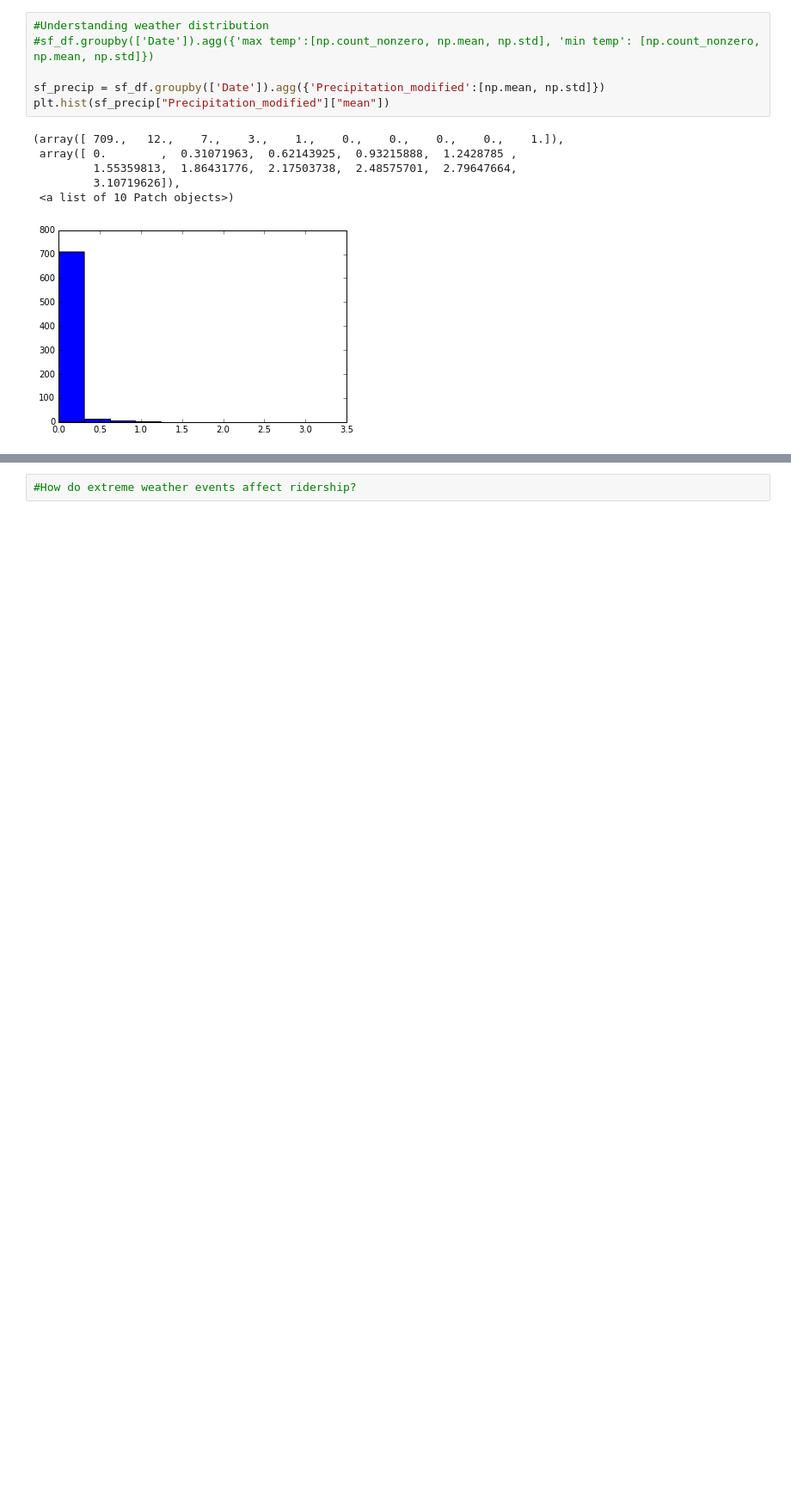
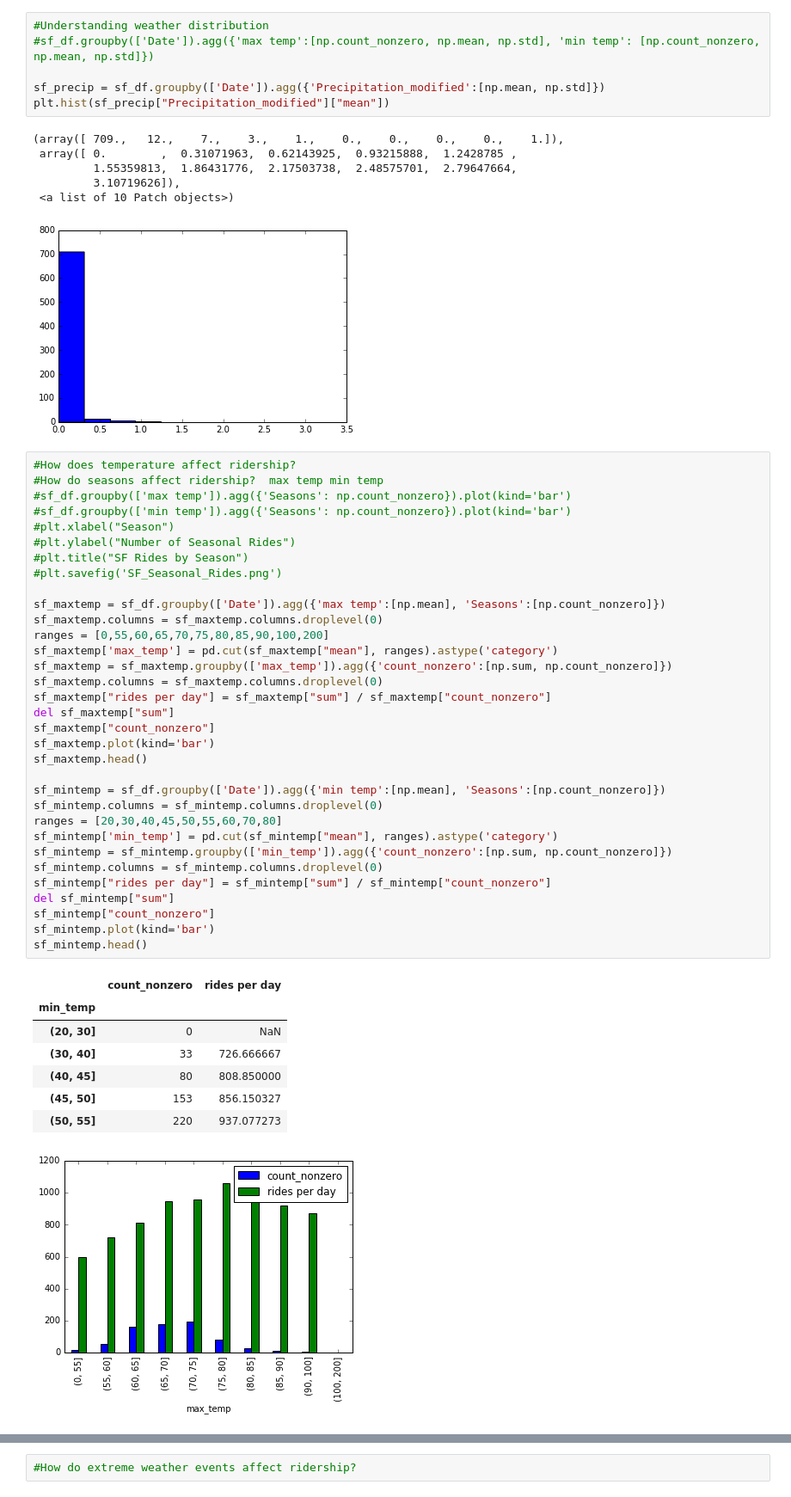
Before and after one commit to yannie30/MIDSPythonBridgeProject2-BikeShareData, a Jupyter notebook: Output Files/Data Analysis_SF.ipynb, the cells around one changed output, grey strips where cells are left out. Shown at 86% size. Drawn from its saved outputs; the diff is of its cells as text; blank space fills up the shorter version.

```diff
--- a/Output Files/Data Analysis_SF.ipynb
+++ b/Output Files/Data Analysis_SF.ipynb
@@ -88,3 +88,45 @@ plt.hist(sf_precip["Precipitation_modified"]["mean"])
          3.10719626]),
  <a list of 10 Patch objects>)
 [figure]
+# %%
+#How does temperature affect ridership?
+#How do seasons affect ridership?  max temp	min temp
+#sf_df.groupby(['max temp']).agg({'Seasons': np.count_nonzero}).plot(kind='bar')
+#sf_df.groupby(['min temp']).agg({'Seasons': np.count_nonzero}).plot(kind='bar')
+#plt.xlabel("Season")
+#plt.ylabel("Number of Seasonal Rides")
+#plt.title("SF Rides by Season")
+#plt.savefig('SF_Seasonal_Rides.png')
+
+sf_maxtemp = sf_df.groupby(['Date']).agg({'max temp':[np.mean], 'Seasons':[np.count_nonzero]})
+sf_maxtemp.columns = sf_maxtemp.columns.droplevel(0)
+ranges = [0,55,60,65,70,75,80,85,90,100,200]
+sf_maxtemp['max_temp'] = pd.cut(sf_maxtemp["mean"], ranges).astype('category')
+sf_maxtemp = sf_maxtemp.groupby(['max_temp']).agg({'count_nonzero':[np.sum, np.count_nonzero]})
+sf_maxtemp.columns = sf_maxtemp.columns.droplevel(0)
+sf_maxtemp["rides per day"] = sf_maxtemp["sum"] / sf_maxtemp["count_nonzero"]
+del sf_maxtemp["sum"]
+sf_maxtemp["count_nonzero"]
+sf_maxtemp.plot(kind='bar')
+sf_maxtemp.head()
+
+sf_mintemp = sf_df.groupby(['Date']).agg({'min temp':[np.mean], 'Seasons':[np.count_nonzero]})
+sf_mintemp.columns = sf_mintemp.columns.droplevel(0)
+ranges = [20,30,40,45,50,55,60,70,80]
+sf_mintemp['min_temp'] = pd.cut(sf_mintemp["mean"], ranges).astype('category')
+sf_mintemp = sf_mintemp.groupby(['min_temp']).agg({'count_nonzero':[np.sum, np.count_nonzero]})
+sf_mintemp.columns = sf_mintemp.columns.droplevel(0)
+sf_mintemp["rides per day"] = sf_mintemp["sum"] / sf_mintemp["count_nonzero"]
+del sf_mintemp["sum"]
+sf_mintemp["count_nonzero"]
+sf_mintemp.plot(kind='bar')
+sf_mintemp.head()
+# %% [output]
+|  | count_nonzero | rides per day |
+| min_temp |  |  |
+| (20, 30] | 0 | NaN |
+| (30, 40] | 33 | 726.666667 |
+| (40, 45] | 80 | 808.850000 |
+| (45, 50] | 153 | 856.150327 |
+| (50, 55] | 220 | 937.077273 |
+[figure, added]
```
Also changed, not shown: parts of 5 cells of this notebook.
